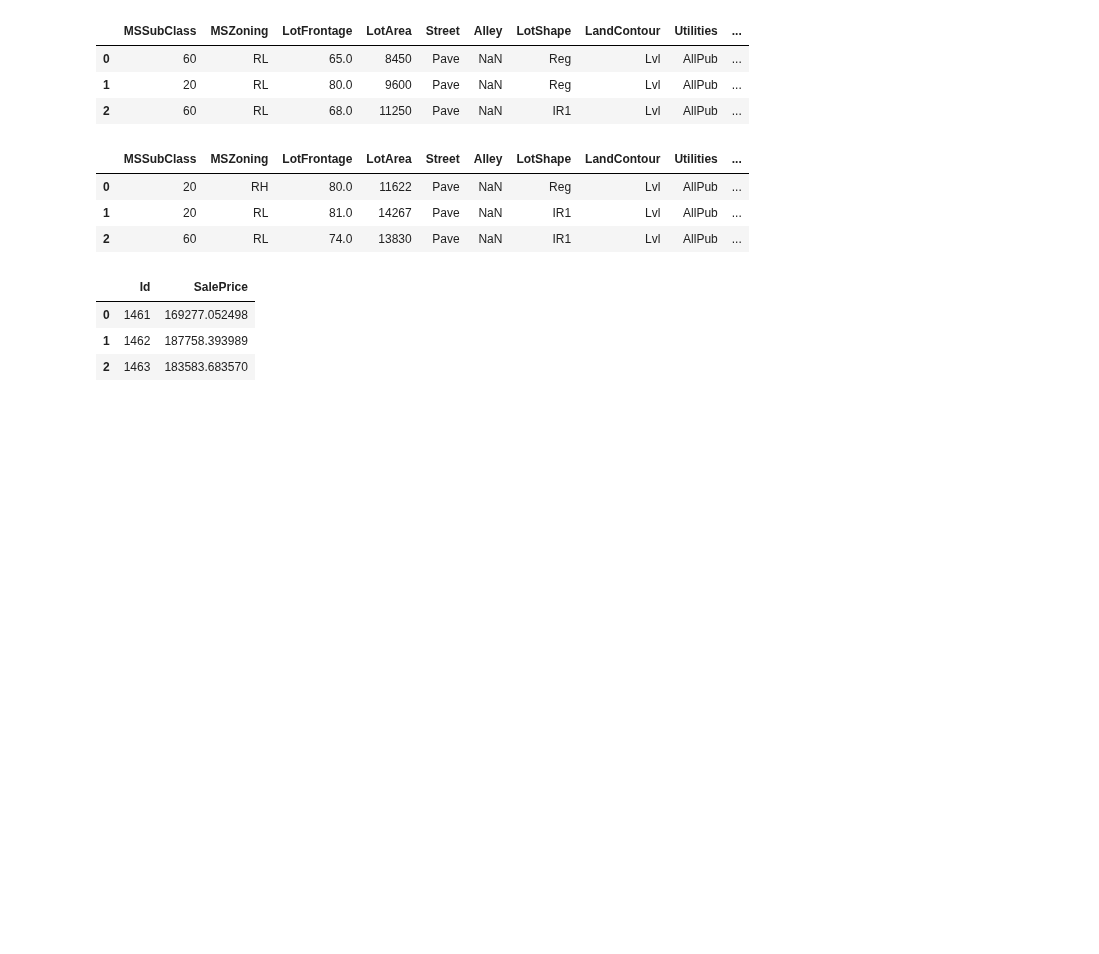
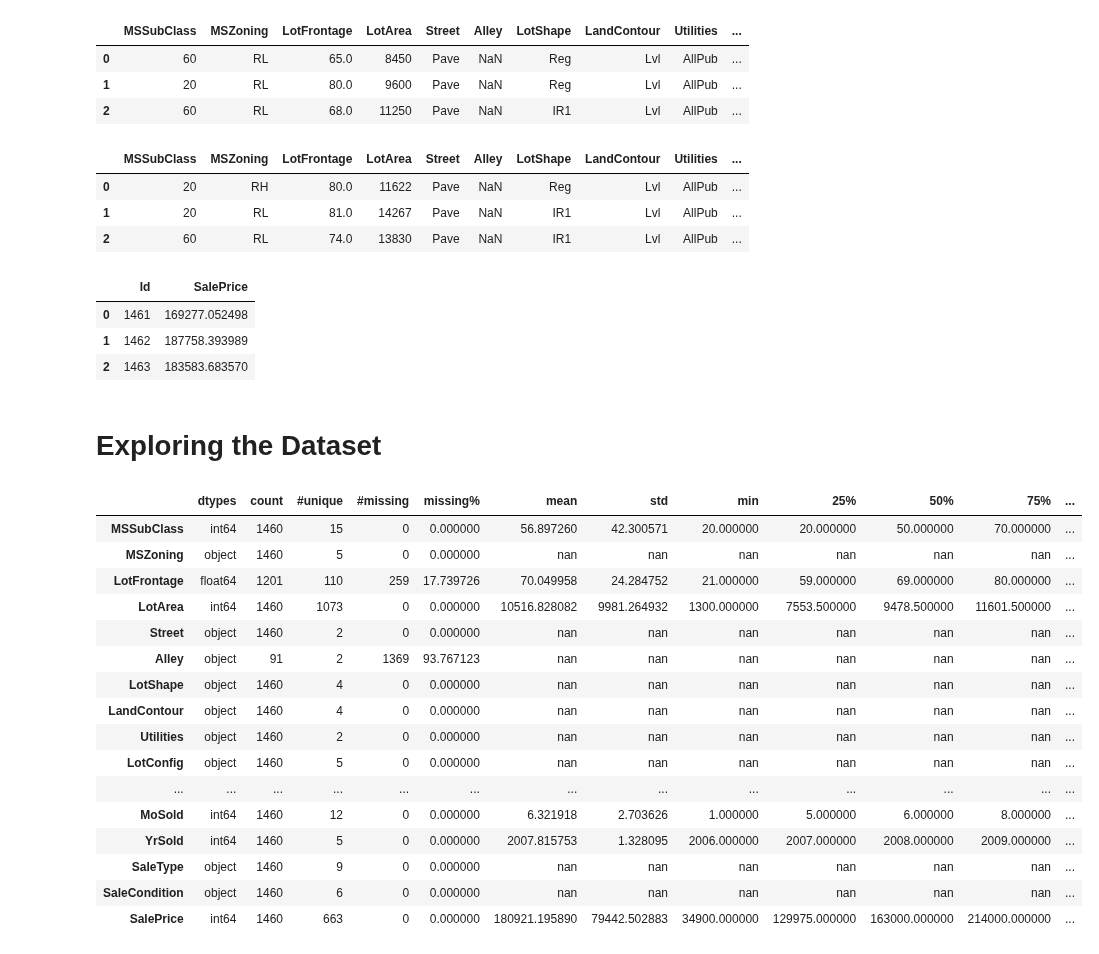
Before and after one commit to kumaramardeep342/Kaggle-Data-Science-Learning, a Jupyter notebook: house-prices-art-rf-gradient-boosting.ipynb, the cells around one changed output. Saved outputs shown, nothing was run; the diff lists cells and outputs as text; code cells hidden in the pictures; blank space fills up the shorter version.

Commit message:
Kaggle Notebook | House Prices - ART - RF + Gradient Boosting | Version 7

```diff
--- a/house-prices-art-rf-gradient-boosting.ipynb
+++ b/house-prices-art-rf-gradient-boosting.ipynb
@@ -76,3 +76,36 @@ submission.head(3)
 | 0 | 1461 | 169277.052498 |
 | 1 | 1462 | 187758.393989 |
 | 2 | 1463 | 183583.683570 |
+# %% [markdown]
+# Exploring the Dataset
+# %%
+# Summary of Dataset
+def summary(df):
+    data=pd.DataFrame(index=df.columns)
+    data['dtypes']=df.dtypes
+    data['count']=df.count()
+    data['#unique']=df.nunique()
+    data['#missing']=df.isna().sum()
+    data['missing%']=df.isna().sum()/len(df)*100
+    data=pd.concat([data,df.describe().T.drop('count',axis=1)],axis=1)
+    return data
+# %%
+summary(train).style.background_gradient(cmap='YlGnBu')
+# %% [output]
+|  | dtypes | count | #unique | #missing | missing% | mean | std | min | 25% | 50% | 75% | ... |
+| MSSubClass | int64 | 1460 | 15 | 0 | 0.000000 | 56.897260 | 42.300571 | 20.000000 | 20.000000 | 50.000000 | 70.000000 | ... |
+| MSZoning | object | 1460 | 5 | 0 | 0.000000 | nan | nan | nan | nan | nan | nan | ... |
+| LotFrontage | float64 | 1201 | 110 | 259 | 17.739726 | 70.049958 | 24.284752 | 21.000000 | 59.000000 | 69.000000 | 80.000000 | ... |
+| LotArea | int64 | 1460 | 1073 | 0 | 0.000000 | 10516.828082 | 9981.264932 | 1300.000000 | 7553.500000 | 9478.500000 | 11601.500000 | ... |
+| Street | object | 1460 | 2 | 0 | 0.000000 | nan | nan | nan | nan | nan | nan | ... |
+| Alley | object | 91 | 2 | 1369 | 93.767123 | nan | nan | nan | nan | nan | nan | ... |
+| LotShape | object | 1460 | 4 | 0 | 0.000000 | nan | nan | nan | nan | nan | nan | ... |
+| LandContour | object | 1460 | 4 | 0 | 0.000000 | nan | nan | nan | nan | nan | nan | ... |
+| Utilities | object | 1460 | 2 | 0 | 0.000000 | nan | nan | nan | nan | nan | nan | ... |
+| LotConfig | object | 1460 | 5 | 0 | 0.000000 | nan | nan | nan | nan | nan | nan | ... |
+| ... | ... | ... | ... | ... | ... | ... | ... | ... | ... | ... | ... | ... |
+| MoSold | int64 | 1460 | 12 | 0 | 0.000000 | 6.321918 | 2.703626 | 1.000000 | 5.000000 | 6.000000 | 8.000000 | ... |
+| YrSold | int64 | 1460 | 5 | 0 | 0.000000 | 2007.815753 | 1.328095 | 2006.000000 | 2007.000000 | 2008.000000 | 2009.000000 | ... |
+| SaleType | object | 1460 | 9 | 0 | 0.000000 | nan | nan | nan | nan | nan | nan | ... |
+| SaleCondition | object | 1460 | 6 | 0 | 0.000000 | nan | nan | nan | nan | nan | nan | ... |
+| SalePrice | int64 | 1460 | 663 | 0 | 0.000000 | 180921.195890 | 79442.502883 | 34900.000000 | 129975.000000 | 163000.000000 | 214000.000000 | ... |
```
Also changed, not shown: parts of 4 cells of this notebook.
